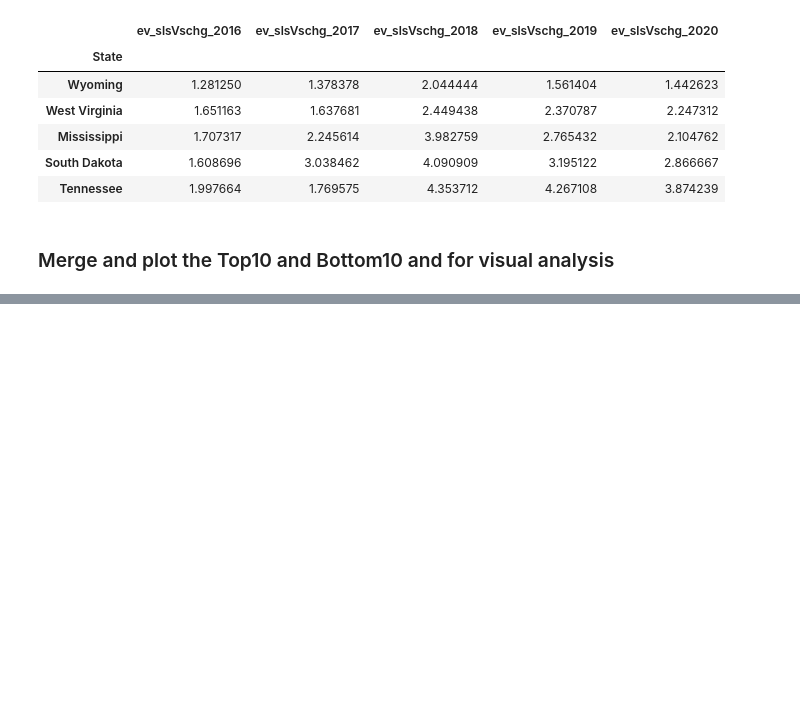
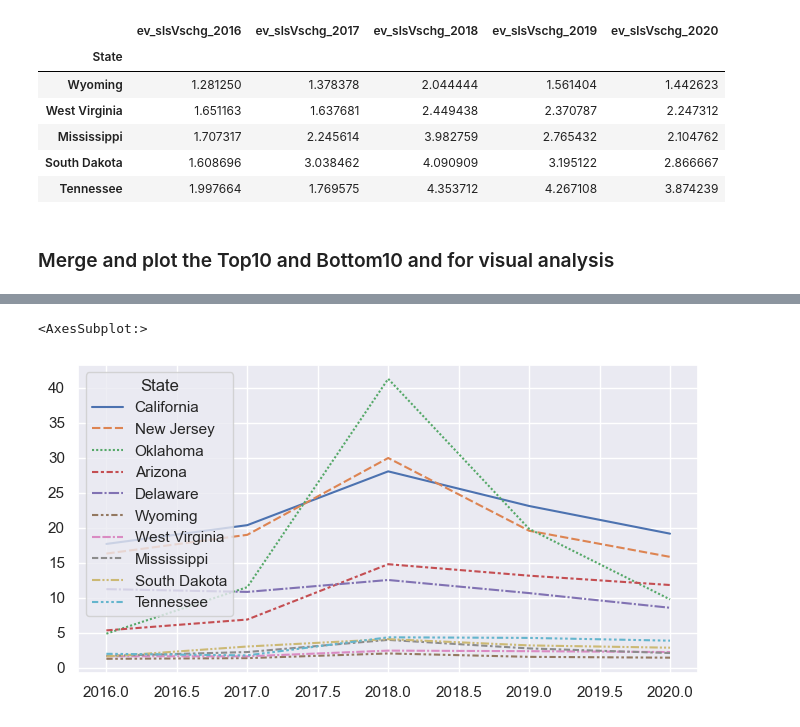
Before and after one commit to xnotynot/project1-evdata, a Jupyter notebook: Notebook/ev_sales_charge_infra_relation.ipynb, the cells around one changed output, grey strips where cells are left out. Drawn from its saved outputs; the diff is of its cells as text; code cells hidden in the pictures; blank space fills up the shorter version.

```diff
--- a/Notebook/ev_sales_charge_infra_relation.ipynb
+++ b/Notebook/ev_sales_charge_infra_relation.ipynb
@@ -303,0 +239,10 @@ for state_name in x_state_list:
+# %%
+ev_TBslsVschg_plot = pd.concat([ev_slsVschg_top10,ev_slsVschg_bot10]).set_index("State")
+ev_TBslsVschg_plot
+
+for year in range(lower_year_limit,higher_year_limit):
+         field_name = (f'ev_slsVschg_{year}')
+         ev_TBslsVschg_plot.rename(columns={ field_name: year},inplace=True)
+ev_TBslsVschg_plot_transpose = ev_TBslsVschg_plot.transpose()
+ev_TBslsVschg_plot_transpose
+#ev_TBslsVschg_plot_transpose["State"] = ev_TBslsVschg_plot_transpose["State"].astype('str')
@@ -303,0 +256,8 @@ for state_name in x_state_list:
+# %%
+#define figure size
+sns.set(rc={"figure.figsize":(8, 4)}) #width=8, height=4
+
+sns.lineplot(data=ev_TBslsVschg_plot_transpose)
+# %% [output]
+<AxesSubplot:>
+[figure, added]
```
Also changed, not shown: parts of 4 cells of this notebook.
